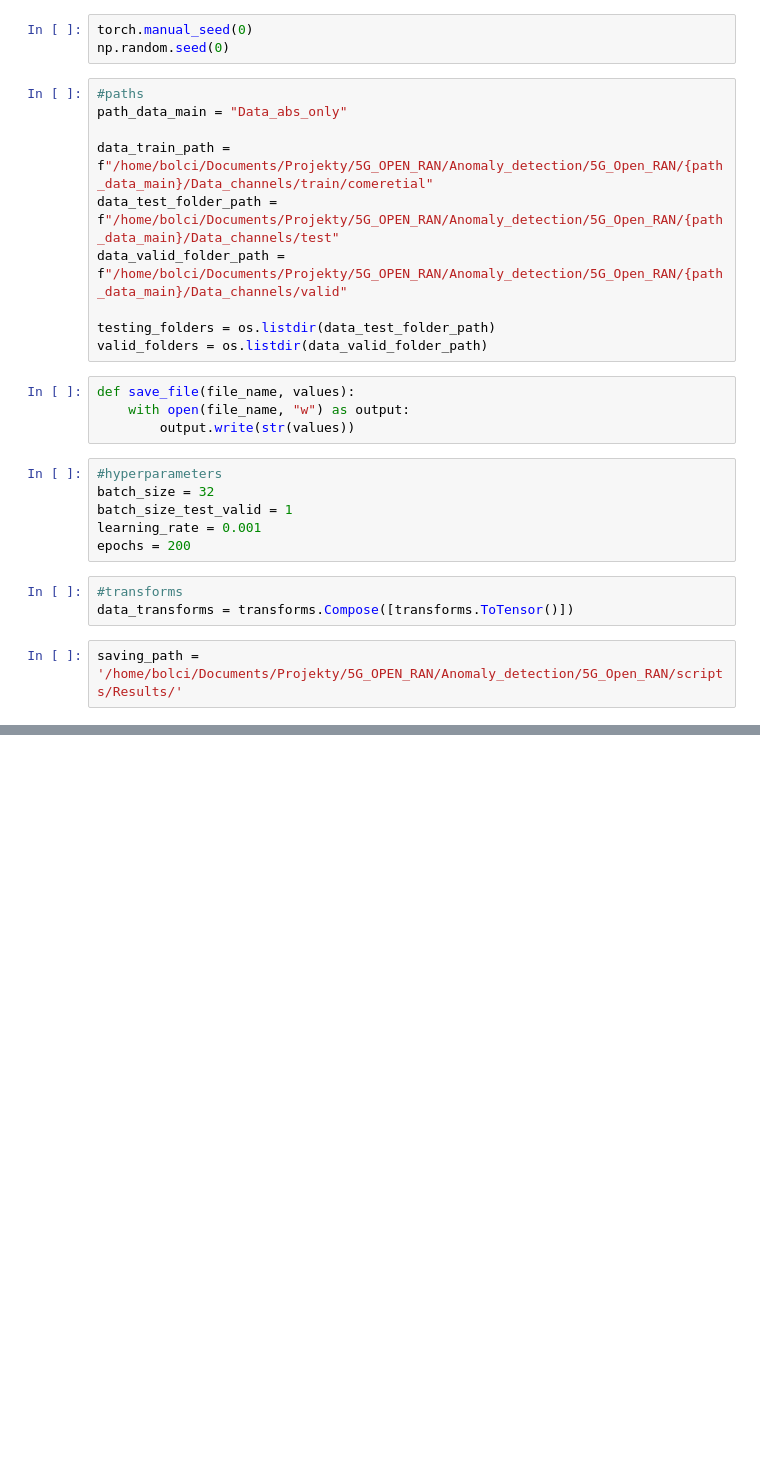
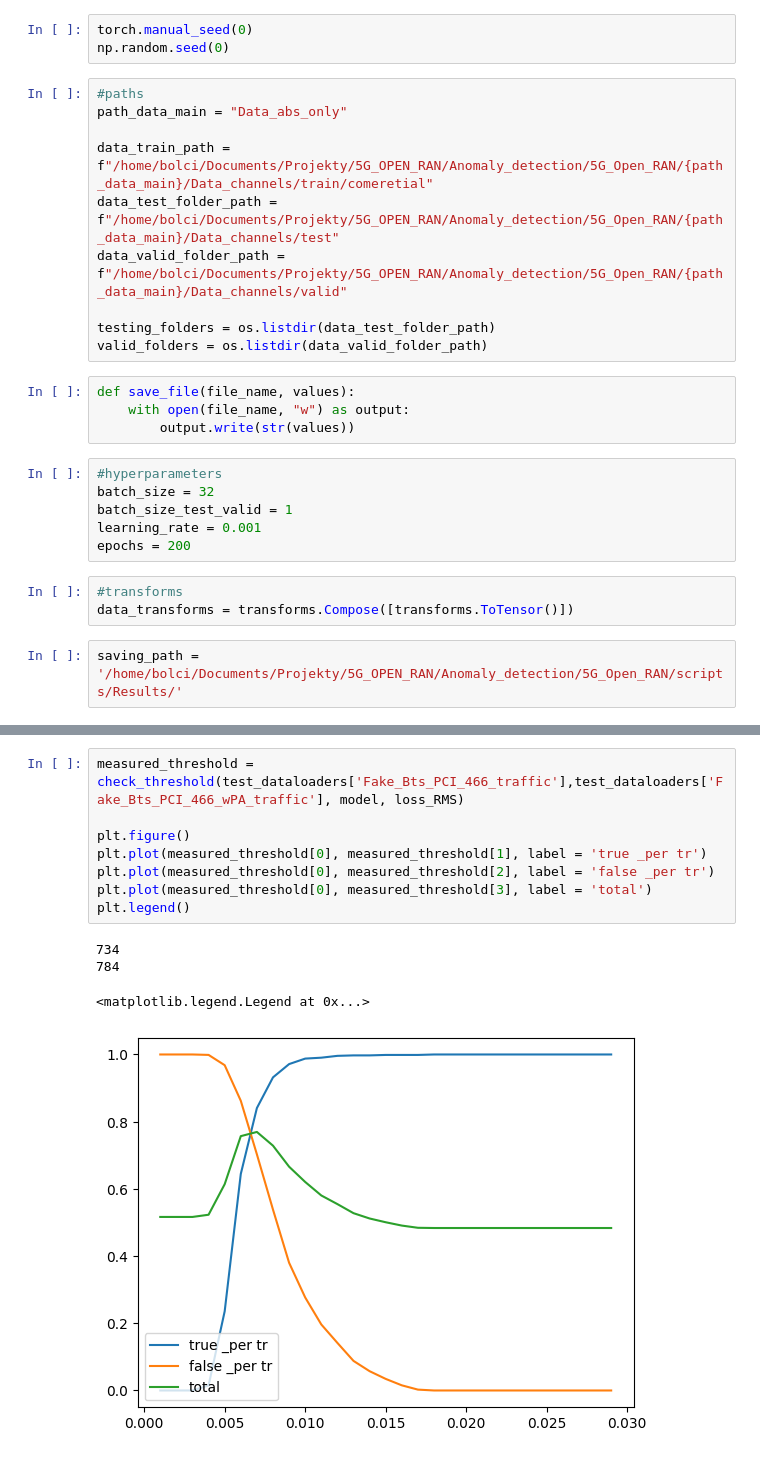
Before and after one commit to Bolci/5G_Open_RAN, a Jupyter notebook: main_script.ipynb, the cells around one changed output, grey strips where cells are left out. Cells and saved outputs as stored; diff of their text form; blank space fills up the shorter version.

```diff
--- a/main_script.ipynb
+++ b/main_script.ipynb
@@ -207,0 +291,13 @@ for k,v in scores.items():
+# %%
+measured_threshold = check_threshold(test_dataloaders['Fake_Bts_PCI_466_traffic'],test_dataloaders['Fake_Bts_PCI_466_wPA_traffic'], model, loss_RMS)
+
+plt.figure()
+plt.plot(measured_threshold[0], measured_threshold[1], label = 'true _per tr')
+plt.plot(measured_threshold[0], measured_threshold[2], label = 'false _per tr')
+plt.plot(measured_threshold[0], measured_threshold[3], label = 'total')
+plt.legend()
+# %% [output]
+734
+784
+<matplotlib.legend.Legend at 0x...>
+[figure, added]
```
Also changed, not shown: parts of 5 cells of this notebook, 2 other files.
